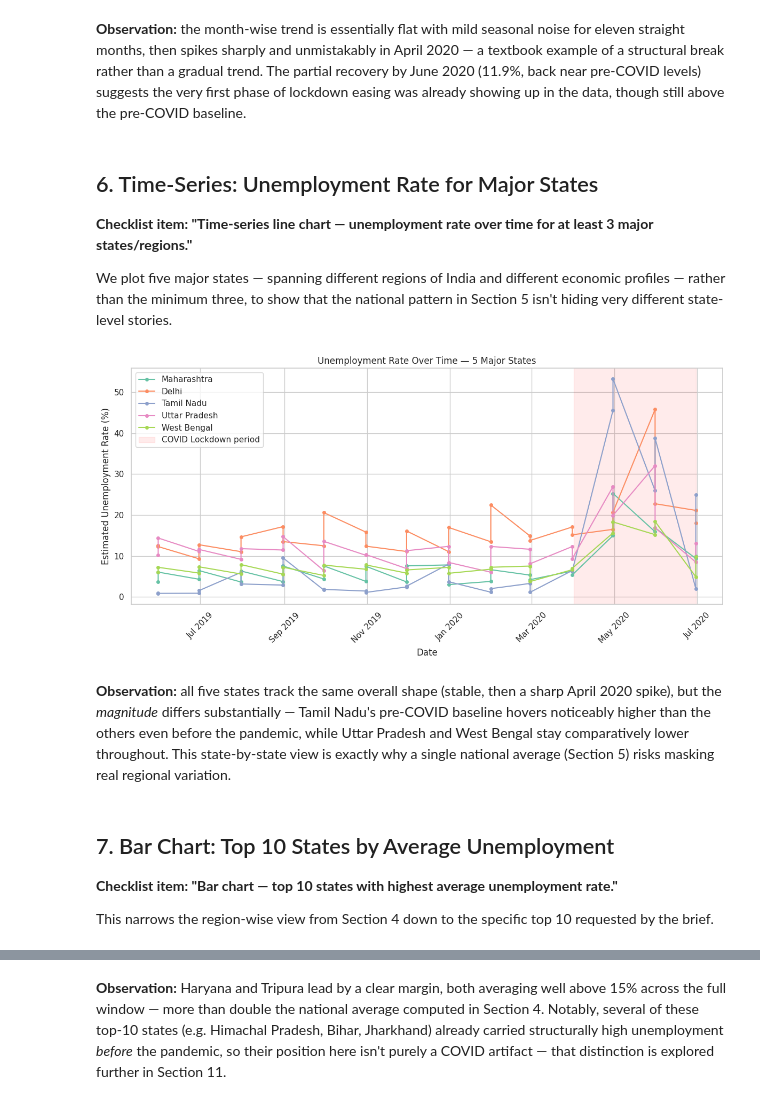
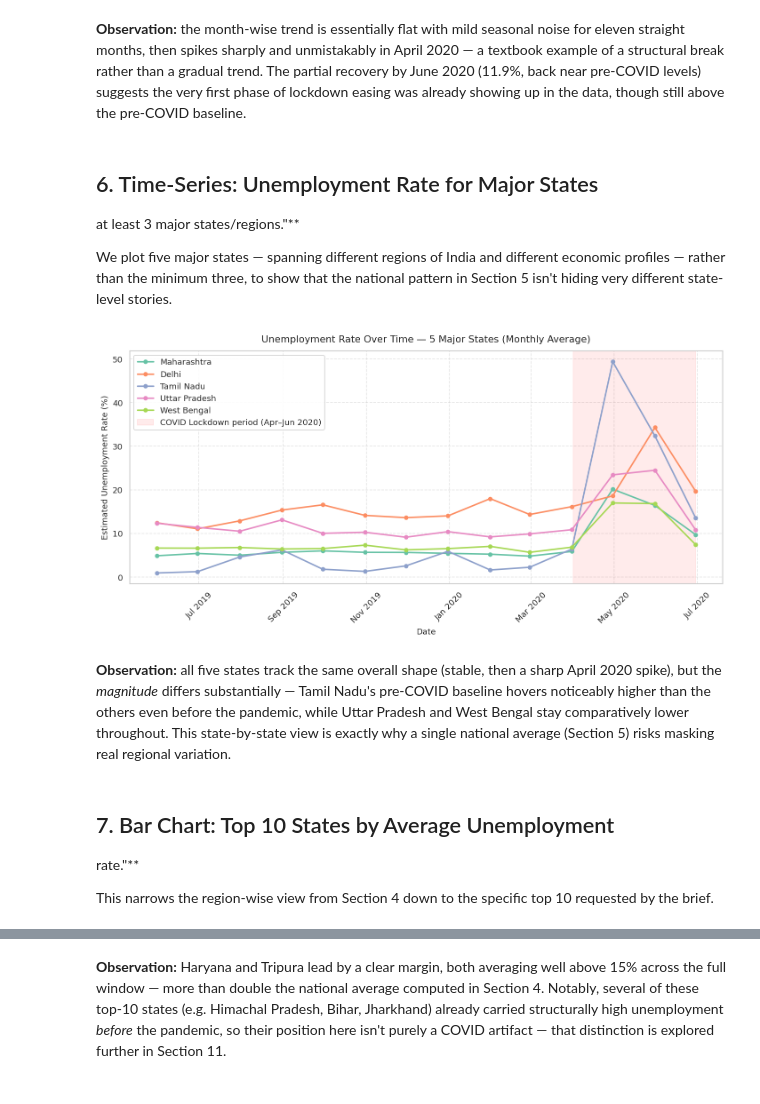
Before and after one commit to Youssef-Laaroussi/OIBSIP, a Jupyter notebook: DataScience-Task2-UnemploymentAnalysis/Unemployment_Analysis_India.ipynb, the cells around one changed output, grey strips where cells are left out. Saved outputs shown, nothing was run; the diff lists cells and outputs as text; code cells hidden in the pictures.

Commit message:
fix(task2): resolve time series plotting bug and clean notebook presentation

```diff
--- a/DataScience-Task2-UnemploymentAnalysis/Unemployment_Analysis_India.ipynb
+++ b/DataScience-Task2-UnemploymentAnalysis/Unemployment_Analysis_India.ipynb
@@ -436,7 +307,6 @@ already showing up in the data, though still above the pre-COVID baseline.
 <a id='6'></a>
 ## 6. Time-Series: Unemployment Rate for Major States
 
-**Checklist item: "Time-series line chart — unemployment rate over time for
 at least 3 major states/regions."**
 
 We plot five major states — spanning different regions of India and
@@ -444,26 +314,34 @@ different economic profiles — rather than the minimum three, to show that the
 national pattern in Section 5 isn't hiding very different state-level
 stories.
 # %%
-major_states = ["Maharashtra", "Delhi", "Tamil Nadu", "Uttar Pradesh", "West Bengal"]
+major_states = ['Maharashtra', 'Delhi', 'Tamil Nadu', 'Uttar Pradesh', 'West Bengal']
 
 plt.figure(figsize=(12, 6))
 for state in major_states:
-    state_series = df[df["Region"] == state].sort_values("Date")
-    plt.plot(state_series["Date"], state_series["Estimated Unemployment Rate (%)"],
-              marker="o", markersize=4, label=state)
+    # Aggregate monthly mean per state across Rural and Urban sectors to eliminate duplicate-date vertical artifacts
+    state_series = (
+        df[df['Region'] == state]
+        .groupby('Date', observed=True)['Estimated Unemployment Rate (%)']
+        .mean()
+        .reset_index()
+        .sort_values('Date')
+    )
+    plt.plot(state_series['Date'], state_series['Estimated Unemployment Rate (%)'],
+             marker='o', markersize=5, linewidth=2, label=state)
 
-plt.axvspan(COVID_CUTOFF, df["Date"].max(), color="red", alpha=0.08,
-            label="COVID Lockdown period")
-plt.xlabel("Date")
-plt.ylabel("Estimated Unemployment Rate (%)")
-plt.title("Unemployment Rate Over Time — 5 Major States")
-plt.gca().xaxis.set_major_formatter(mdates.DateFormatter("%b %Y"))
+plt.axvspan(COVID_CUTOFF, df['Date'].max(), color='red', alpha=0.08,
+            label='COVID Lockdown period (Apr–Jun 2020)')
+plt.xlabel('Date', fontsize=11)
+plt.ylabel('Estimated Unemployment Rate (%)', fontsize=11)
+plt.title('Unemployment Rate Over Time — 5 Major States (Monthly Average)', fontsize=13, pad=12)
+plt.gca().xaxis.set_major_formatter(mdates.DateFormatter('%b %Y'))
 plt.xticks(rotation=45)
-plt.legend()
+plt.grid(True, linestyle='--', alpha=0.5)
+plt.legend(frameon=True, facecolor='white', framealpha=0.9)
 plt.tight_layout()
 plt.show()
 # %% [output]
-[figure, old version]
+[figure, new version]
 # %% [markdown]
 **Observation:** all five states track the same overall shape (stable,
 then a sharp April 2020 spike), but the *magnitude* differs substantially —
@@ -475,7 +353,6 @@ average (Section 5) risks masking real regional variation.
 <a id='7'></a>
 ## 7. Bar Chart: Top 10 States by Average Unemployment
 
-**Checklist item: "Bar chart — top 10 states with highest average unemployment
 rate."**
 
 This narrows the region-wise view from Section 4 down to the specific top 10
```
Also changed, not shown: parts of 19 cells of this notebook, 8 other files.
